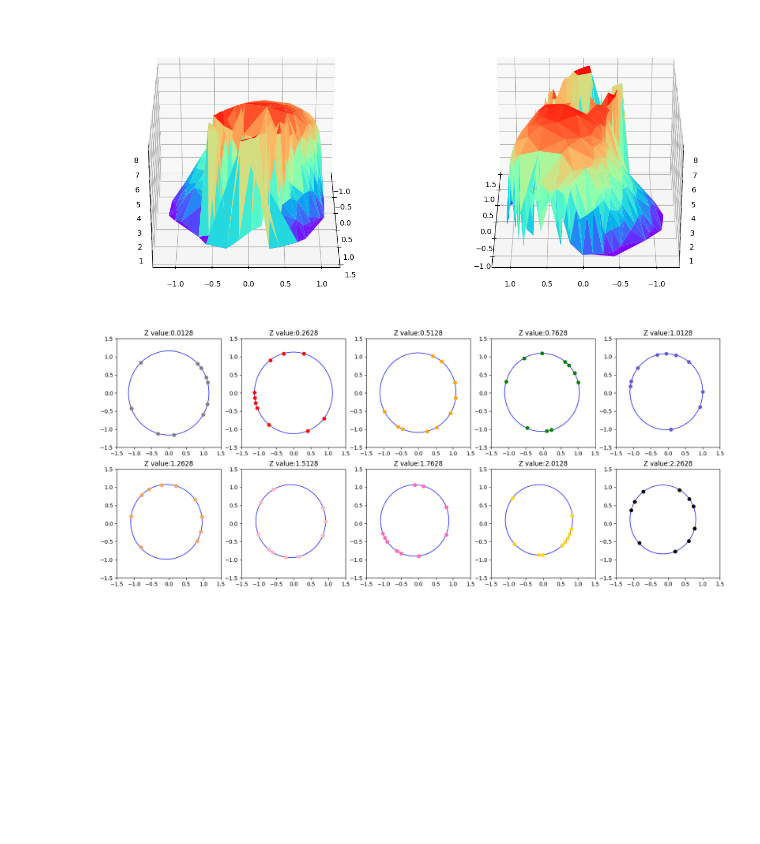
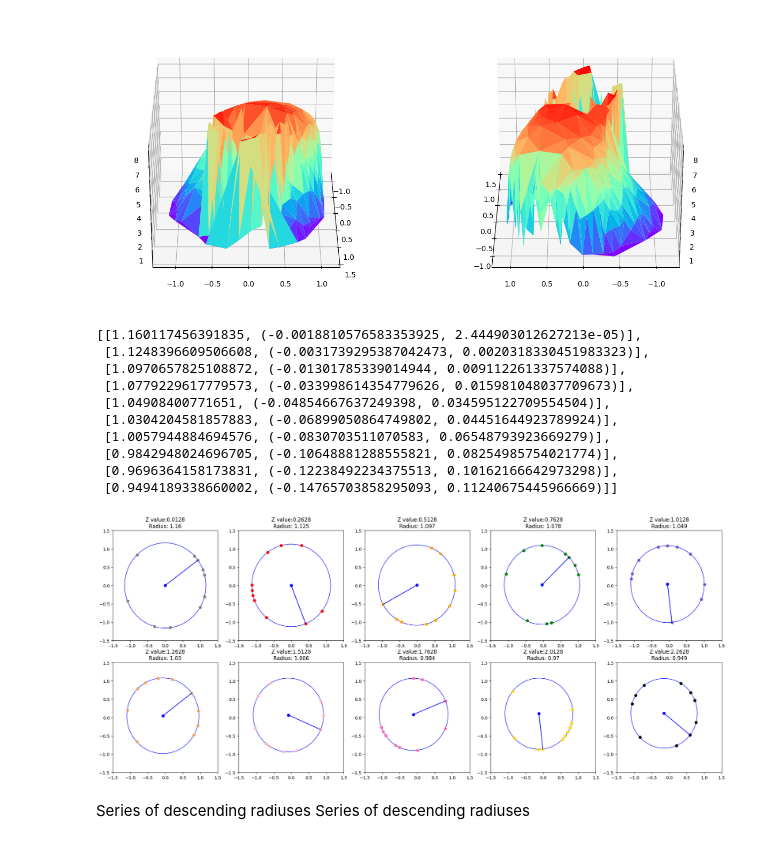
Before and after one commit to TalRos99/Surface-Prediction, a Jupyter notebook: Surface prediction.ipynb, the cells around one changed output. Drawn from its saved outputs; the diff is of its cells as text; code cells hidden in the pictures; blank space fills up the shorter version.

Commit message:
Radius added

```diff
--- a/Surface prediction.ipynb
+++ b/Surface prediction.ipynb
@@ -84,29 +84,48 @@ def circle_radius_and_center(p1, p2, p3):
 # %%
 vals = np.array(vals)
 z_unique_values = np.unique(vals[:, 2])
 
 ticks = [-1.5, -1, -0.5, 0, 0.5, 1, 1.5]
 k = 1
-rads = []
-fig = plt.figure(figsize=(20,8))
+rads_n_centers = []
+fig_size_scale = 5
+fig = plt.figure(figsize=(5*fig_size_scale,2*fig_size_scale))
 for layer in z_unique_values[:10]:
     ax = fig.add_subplot(2, 5, k)
     relevant_points = vals[vals[:, 2] == layer][:, :2]
     if len(relevant_points) > 3:
         r, center = circle_radius_and_center(relevant_points[0], relevant_points[1], relevant_points[2])
         circle = plt.Circle(center, r, fill=False, color='blue')
-        rads.append(r)
+        rads_n_centers.append([r, center])
         ax.add_patch(circle)
-        ax.set_title("Z value:" + str(round(layer, 4)))
+        ax.set_title("Z value:" + str(round(layer, 4)) + "\nRadius: " + str(round(r, 3)))
 
     ax.set_xlim(-1.5, 1.5)
     ax.set_ylim(-1.5, 1.5)
     ax.set_xticks(ticks)
     ax.set_yticks(ticks)
     ax.scatter(relevant_points[:, 0], relevant_points[:, 1], color=colour[k%len(colour)])
+    ax.scatter(center[0], center[1], color='blue')
+    y = [relevant_points[0, 1], center[1]]
+    x = [relevant_points[0, 0], center[0]]
+
+# annotate with transform_rotates_text to align text and line
+    ax.plot([center[0], relevant_points[0, 0]], [center[1], relevant_points[0, 1]], color='blue')
     k += 1
 
-
-plt.show()
+rads_n_centers
 # %% [output]
+[[1.160117456391835, (-0.0018810576583353925, 2.444903012627213e-05)],
+ [1.1248396609506608, (-0.0031739295387042473, 0.0020318330451983323)],
+ [1.0970657825108872, (-0.01301785339014944, 0.009112261337574088)],
+ [1.0779229617779573, (-0.033998614354779626, 0.015981048037709673)],
+ [1.04908400771651, (-0.04854667637249398, 0.034595122709554504)],
+ [1.0304204581857883, (-0.06899050864749802, 0.04451644923789924)],
+ [1.0057944884694576, (-0.0830703511070583, 0.06548793923669279)],
+ [0.9842948024696705, (-0.10648881288555821, 0.08254985754021774)],
+ [0.9696364158173831, (-0.12238492234375513, 0.10162166642973298)],
+ [0.9494189338660002, (-0.14765703858295093, 0.11240675445966669)]]
-[figure, old version]
+[figure, new version]
+# %% [markdown]
+Series of descending radiuses
+Series of descending radiuses
```
